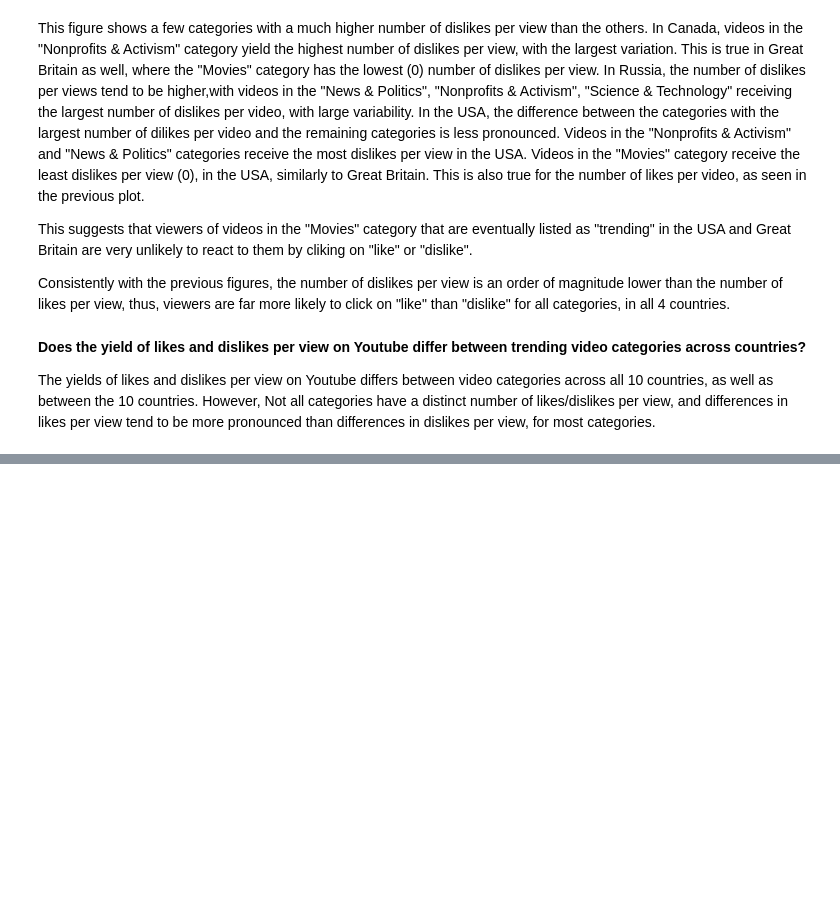
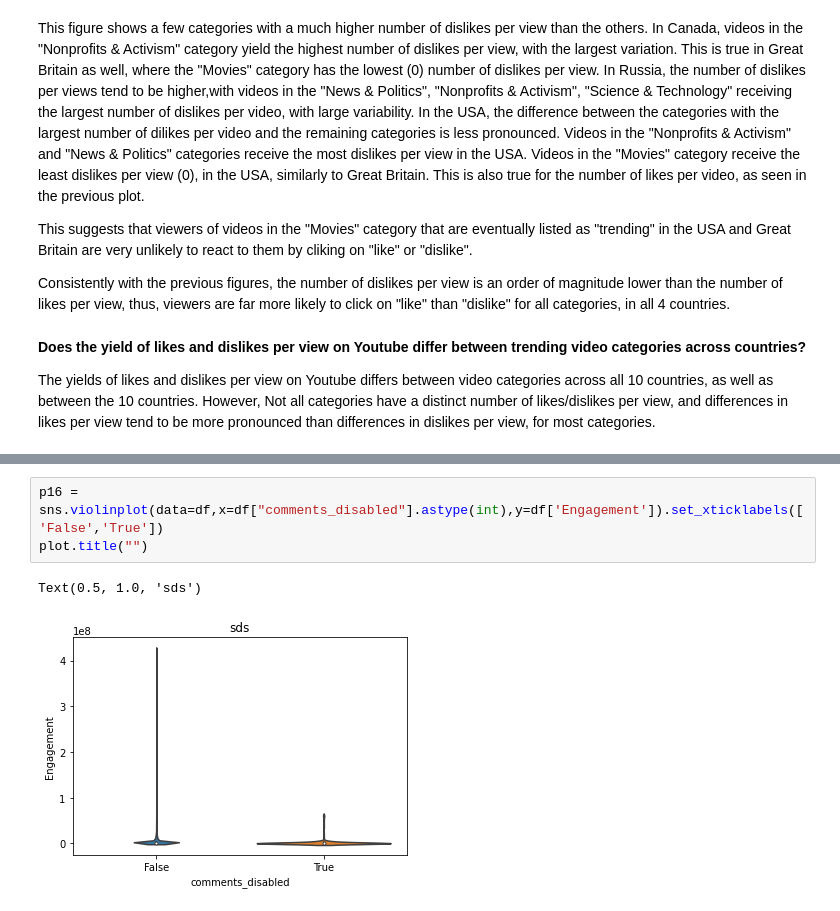
Before and after one commit to data301-2020-winter1/course-project-group_6013, a Jupyter notebook: analysis/milestone2Task4AndTask5.ipynb, the cells around one changed output, grey strips where cells are left out. Drawn from its saved outputs; the diff is of its cells as text; blank space fills up the shorter version.

```diff
--- a/analysis/milestone2Task4AndTask5.ipynb
+++ b/analysis/milestone2Task4AndTask5.ipynb
@@ -258,0 +312,6 @@ p11=sns.lineplot(data=df,x=df['Title length'],y=df['comment_count'])
+# %%
+p16 = sns.violinplot(data=df,x=df["comments_disabled"].astype(int),y=df['Engagement']).set_xticklabels(['False','True'])
+plot.title("")
+# %% [output]
+Text(0.5, 1.0, 'sds')
+[figure, added]
```
Also changed, not shown: parts of 20 cells of this notebook, 5 other files.
